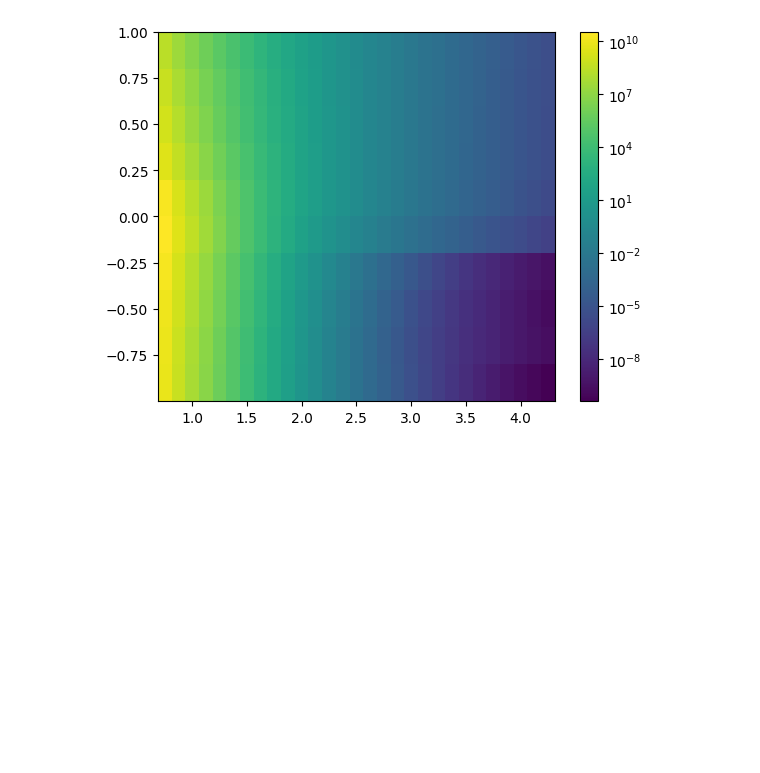
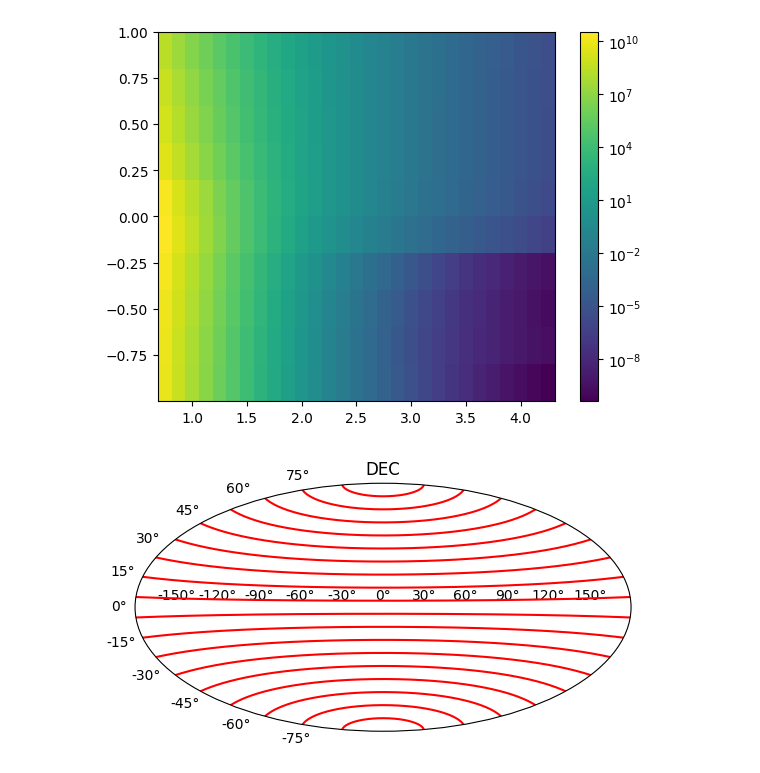
Before and after one commit to MACampana/BinnedTracks, a Jupyter notebook: BinnedAnalysis.ipynb, the cells around one changed output. Saved outputs shown, nothing was run; the diff lists cells and outputs as text; code cells hidden in the pictures; blank space fills up the shorter version.

```diff
--- a/BinnedAnalysis.ipynb
+++ b/BinnedAnalysis.ipynb
@@ -851,3 +900,22 @@ hl.plot2d(ax, p.h, cbar=True, log=True)
 # %%
 t = np.array([1,2,3])
 np.save('./test//test.npy', t)
+# %%
+plt.figure(facecolor='w')
+plt.subplot(projection="aitoff")
+
+ras = np.linspace(-np.pi, np.pi, 10)
+decs = np.linspace(-np.pi/2,np.pi/2, 20)
+sindecs = np.arcsin(np.linspace(-1,1,20))
+
+for i in range(20):
+    plt.plot(ras, np.full_like(ras, decs[i]), c='r')
+    #plt.plot(ras, np.full_like(ras, sindecs[i]), c='b')
+
+#plt.plot(ras, np.zeros(10))
+plt.grid(False)
+plt.title('DEC')
+
+plt.show()
+# %% [output]
+[figure, added]
```
Also changed, not shown: parts of 13 cells of this notebook.
